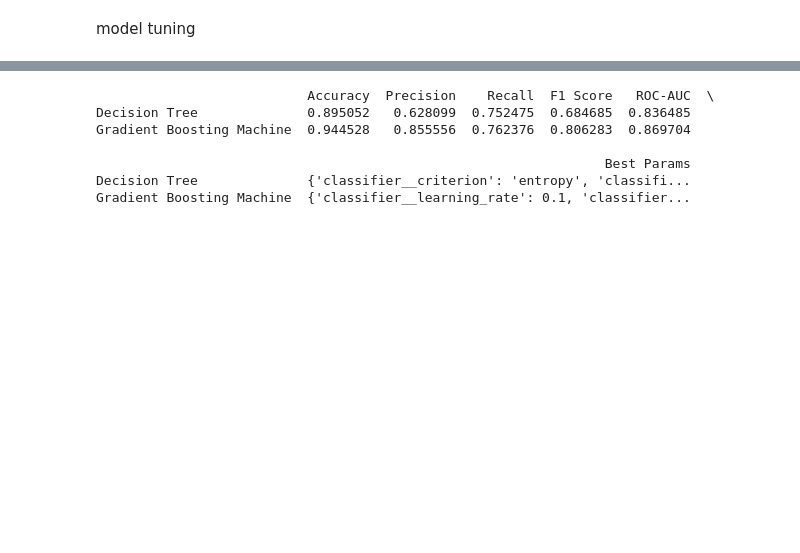
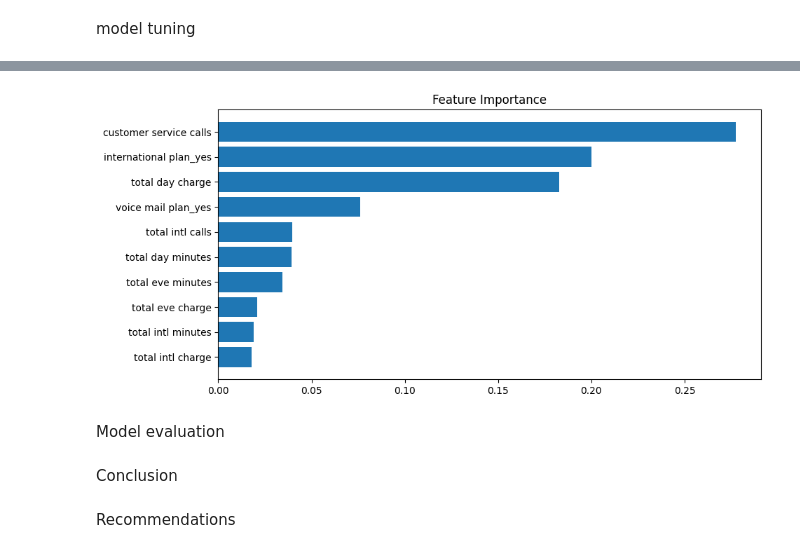
Before and after one commit to cynthiajepkogei/project-phase-3, a Jupyter notebook: notebook.ipynb, the cells around one changed output, grey strips where cells are left out. Cells and saved outputs as stored; diff of their text form; code cells hidden in the pictures; blank space fills up the shorter version.

```diff
--- a/notebook.ipynb
+++ b/notebook.ipynb
@@ -606,12 +633,38 @@ for name, model in models.items():
 
 # Display results
 results_df = pd.DataFrame.from_dict(results, orient='index')
-print(results_df)
+display(results_df)
-# %% [output]
-                           Accuracy  Precision    Recall  F1 Score   ROC-AUC  \
-Decision Tree              0.895052   0.628099  0.752475  0.684685  0.836485
-Gradient Boosting Machine  0.944528   0.855556  0.762376  0.806283  0.869704
-
-                                                                 Best Params
-Decision Tree              {'classifier__criterion': 'entropy', 'classifi...
-Gradient Boosting Machine  {'classifier__learning_rate': 0.1, 'classifier...
+# %%
+
+# Get numerical feature importances
+importances = model.feature_importances_
+
+# Sort the feature importances in descending order
+indices = np.argsort(importances)[::-1]
+
+# Rearrange feature names so they match the sorted feature importances
+names = [X_train.columns[i] for i in indices]
+
+# Create plot
+plt.figure(figsize=(10, 5))
+
+# Create plot title
+plt.title("Feature Importance")
+
+# Add horizontal bars for top 10 features
+plt.barh(range(10), importances[indices][:10])
+
+# Add feature names as y-axis labels
+plt.yticks(range(10), names[:10])
+
+# Show plot
+plt.gca().invert_yaxis()  # invert the y-axis to have the most important feature at the top
+plt.show()
+# %% [output]
+[figure, added]
+# %% [markdown]
+Model evaluation
+# %% [markdown]
+Conclusion
+# %% [markdown]
+Recommendations
```
Also changed, not shown: parts of 20 cells of this notebook.
